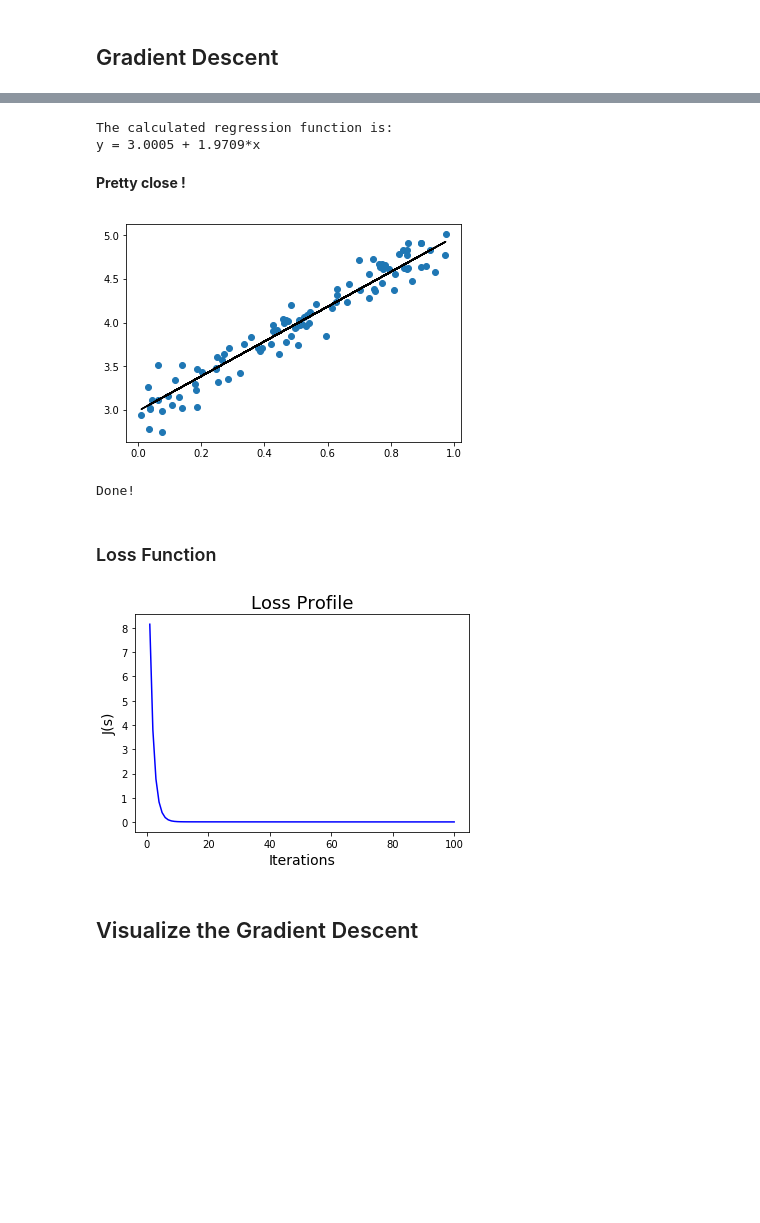
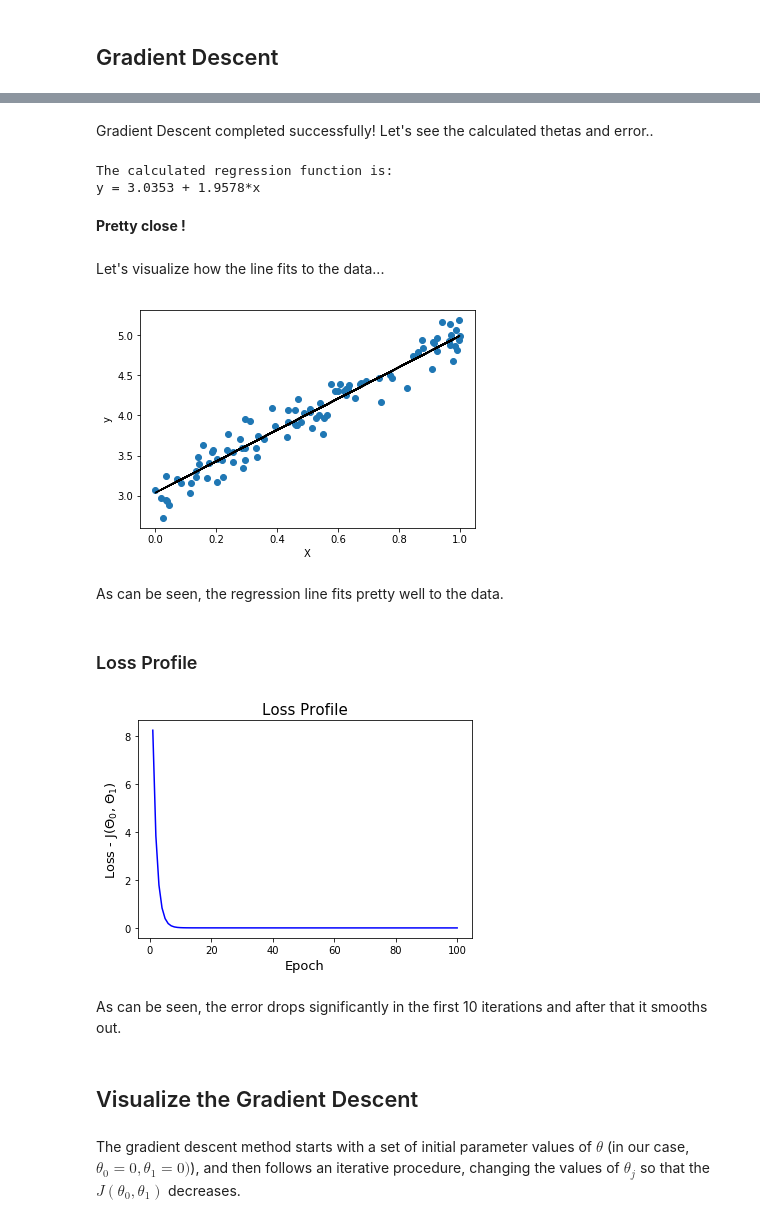
Before and after one commit to AchilleasKn/GradientDescent, a Jupyter notebook: GradientDescent.ipynb, the cells around one changed output, grey strips where cells are left out. Drawn from its saved outputs; the diff is of its cells as text; code cells hidden in the pictures; blank space fills up the shorter version.

```diff
--- a/GradientDescent.ipynb
+++ b/GradientDescent.ipynb
@@ -15,6 +33,2 @@ from mpl_toolkits.mplot3d import Axes3D
 import matplotlib.pyplot as plt
 %matplotlib inline
-# %%
-def f(x, theta0, theta1):
-    """Our function, a straight line."""
-    return theta0 + theta1*x
@@ -83,38 +183,58 @@ def gradient_descent(x, y, alpha = 1, ep=0.0001, max_iter=1500):
 # %%
-alpha = 0.25 # learning rate
+alpha = 0.25  # learning rate
 ep = 0.000001 # convergence criteria
+max_iter=100  # maximum iterations
 
-# call gredient decent, and get intercept(=theta0) and slope(=theta1)
-theta, J = gradient_descent(X, y, alpha, ep, max_iter=100)
+# call gredient decent, and get intercept(=theta0), slope(=theta1) and the
+theta, J = gradient_descent(X, y, alpha, ep, max_iter)
+# %% [markdown]
+Gradient Descent completed successfully! Let's see the calculated thetas and error..
 # %%
+# get the last calculated thetas
 theta0, theta1 = theta[-1]
 print("The calculated regression function is:\ny = {} + {}*x".format(round(theta0,4), round(theta1,4)))
 # %% [output]
 The calculated regression function is:
-y = 3.0005 + 1.9709*x
+y = 3.0353 + 1.9578*x
 # %% [markdown]
 **Pretty close !**
+# %% [markdown]
+Let's visualize how the line fits to the data...
 # %%
-# plot
+# created the predicted y values based on the calculated thetas
 for i in range(X.shape[0]):
     y_predict = theta0 + theta1*X
 
-pylab.plot(X,y,'o')
-pylab.plot(X,y_predict,'k-')
-pylab.show()
-print ("Done!")
+# plot the data
+plt.plot(X,y,'o')
+plt.plot(X,y_predict,'k-')
+plt.xlabel("X")
+plt.ylabel("y")
+plt.show()
 # %% [output]
-[figure, old version]
+[figure, new version]
-Done!
+# %% [markdown]
+ As can be seen, the regression line fits pretty well to the data.
 # %% [markdown]
-### Loss Function
+### Loss Profile
 # %%
-plt.plot(range(1, len(J)+1), J, 'b')
-plt.title('Loss Profile', {'fontsize': 18})
-plt.xlabel('Iterations', {'fontsize': 14})
-plt.ylabel('J(s)', {'fontsize': 14})
+# Get loss history
+loss = J
+
+# Create count of the number of epochs
+epoch_count = range(1, len(J)+1)
+
+# Visualize loss history
+plt.plot(epoch_count, training_loss, 'b')
+plt.title('Loss Profile', {'fontsize': 15})
+plt.xlabel('Epoch', {'fontsize': 13})
+plt.ylabel('Loss - J($\Theta_0$, $\Theta_1$)', {'fontsize': 13})
 plt.show()
 # %% [output]
-[figure, old version]
+[figure, new version]
+# %% [markdown]
+As can be seen, the error drops significantly in the first 10 iterations and after that it smooths out.
 # %% [markdown]
 ## Visualize the Gradient Descent
+# %% [markdown]
+The gradient descent method starts with a set of initial parameter values of $\theta$ (in our case, $\theta_0=0, \theta_1 = 0)$), and then follows an iterative procedure, changing the values of $\theta_j$ so that the $J(\theta_0, \theta_1)$ decreases.
```
Also changed, not shown: parts of 49 cells of this notebook, 1 other file.
